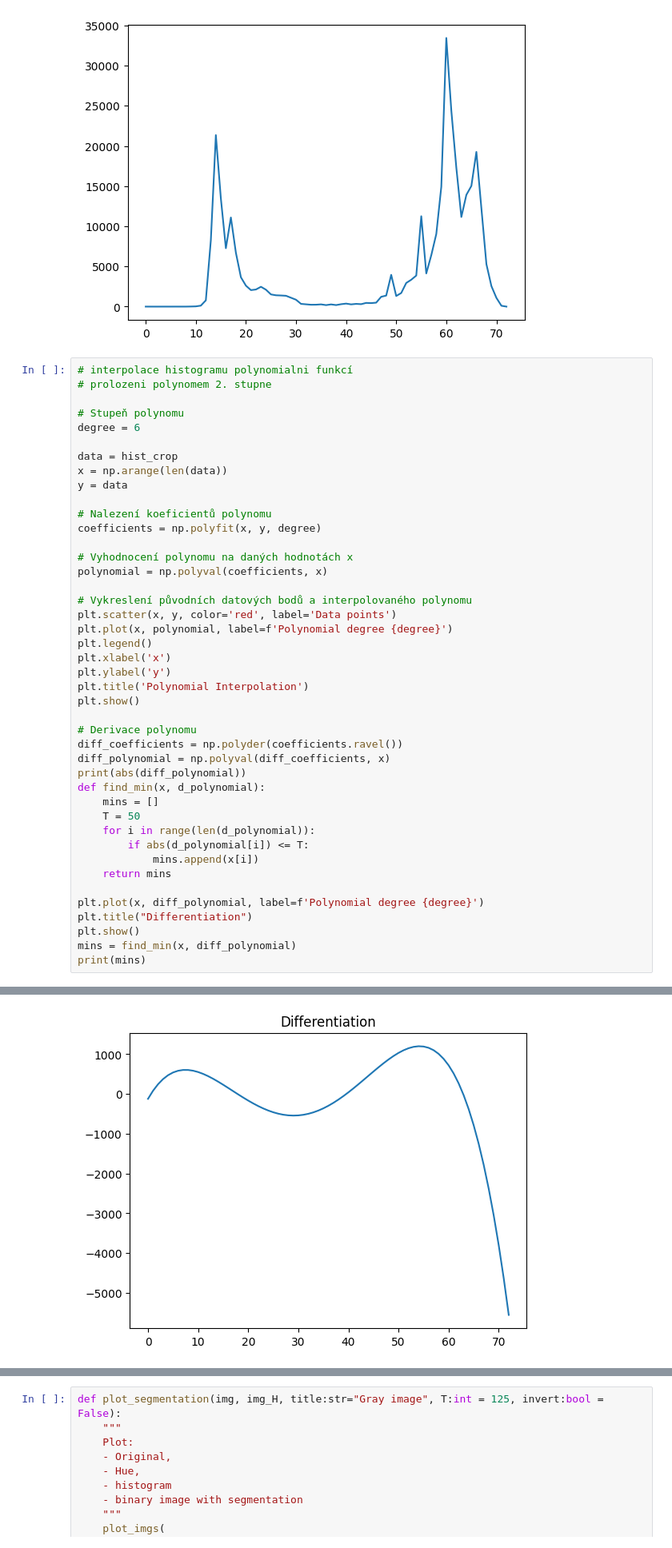
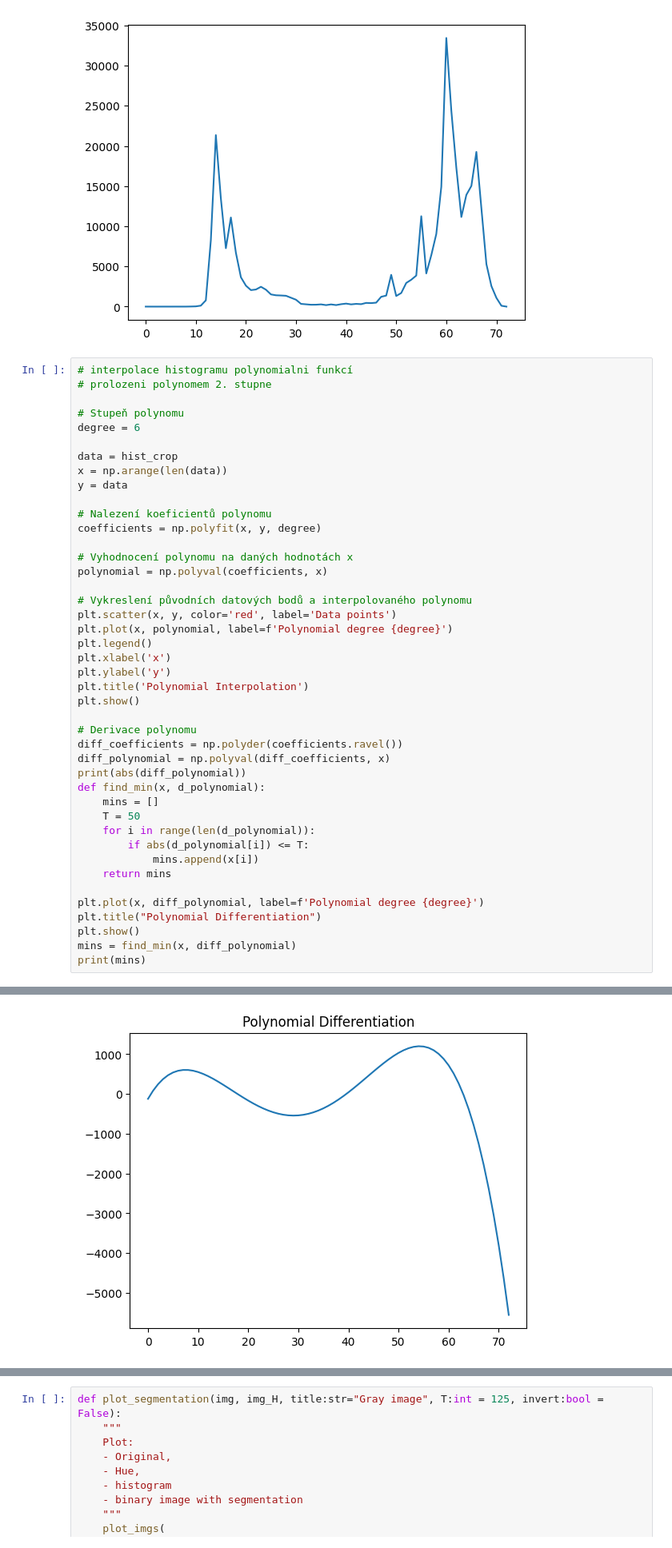
Before and after one commit to TUL-IT-2020/PVI-Pocitacove_videni, a Jupyter notebook: cviceni/cv06/cv06.ipynb, the cells around one changed output, grey strips where cells are left out. Shown at 80% size. Saved outputs shown, nothing was run; the diff lists cells and outputs as text.

```diff
--- a/cviceni/cv06/cv06.ipynb
+++ b/cviceni/cv06/cv06.ipynb
@@ -155,35 +155,35 @@ diff_polynomial = np.polyval(diff_coefficients, x)
 print(abs(diff_polynomial))
 def find_min(x, d_polynomial):
     mins = []
     T = 50
     for i in range(len(d_polynomial)):
         if abs(d_polynomial[i]) <= T:
             mins.append(x[i])
     return mins
 
 plt.plot(x, diff_polynomial, label=f'Polynomial degree {degree}')
-plt.title("Differentiation")
+plt.title("Polynomial Differentiation")
 plt.show()
 mins = find_min(x, diff_polynomial)
 print(mins)
 # %% [output]
 [figure]
 [ 122.68397765   79.61451825  243.83084298  373.1896696   470.80692396
   539.68956321  582.73535428  602.73265249  602.36018     584.18680439
   550.67131713  504.16221214  446.89746433  381.00430809  308.49901581
   231.28667645  151.16097402   69.80396613   11.21413749   90.43519648
   166.51336131  238.21529475  304.42039336  364.12100897  416.42267013
   460.5443036   495.81845583  521.69151444  537.72392966  543.59043587
   539.08027299  524.09740804  498.66075656  462.9044041   417.07782769
   361.54611736  296.79019752  223.40704854  142.10992817   53.728593
    40.79048002  140.38387214  243.8710013   349.9539007   457.21699727
   564.12689027  669.03212973  770.16299502  865.63127339  953.43003846
  1031.43342876 1097.39642625 1148.95463486 1183.62405898 1198.80088204
  1191.76124498 1159.6610248  1099.53561309 1008.29969454  882.74702547
   719.55021236  515.26049038  266.30750189   31.00092501  380.47899797
   786.06318186 1251.81242023 1781.90835683 2380.65555703 3052.48172932
  3801.93794681 4633.69886867 5552.56296159]
-[figure, old version]
+[figure, new version]
 [np.int64(18), np.int64(40), np.int64(63)]
 # %%
 def plot_segmentation(img, img_H, title:str="Gray image", T:int = 125, invert:bool = False):
```
Also changed, not shown: parts of 5 cells of this notebook, 1 other file.
